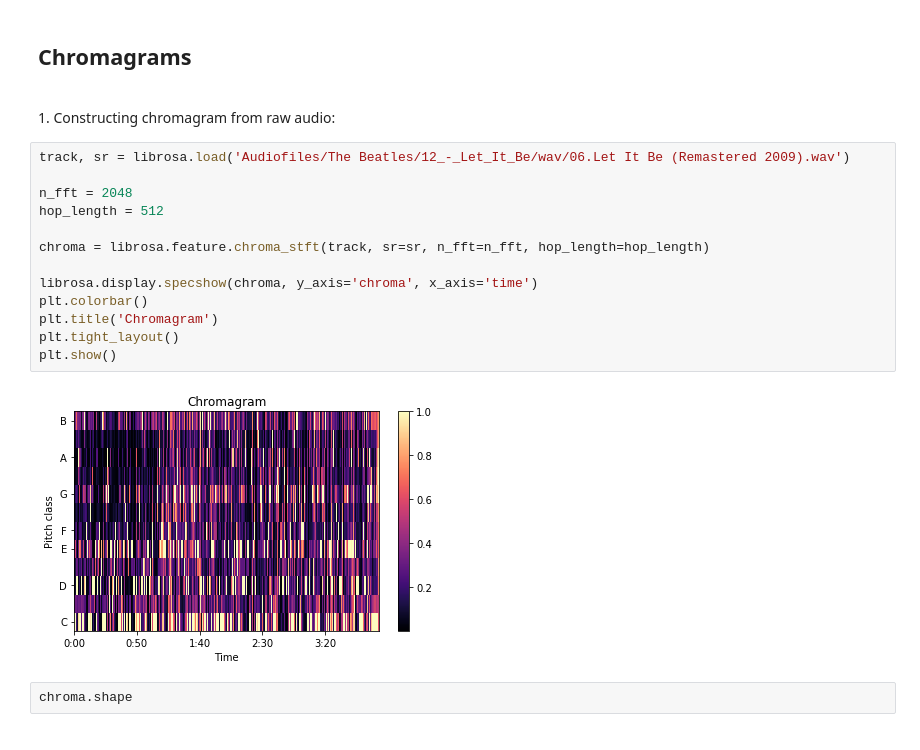
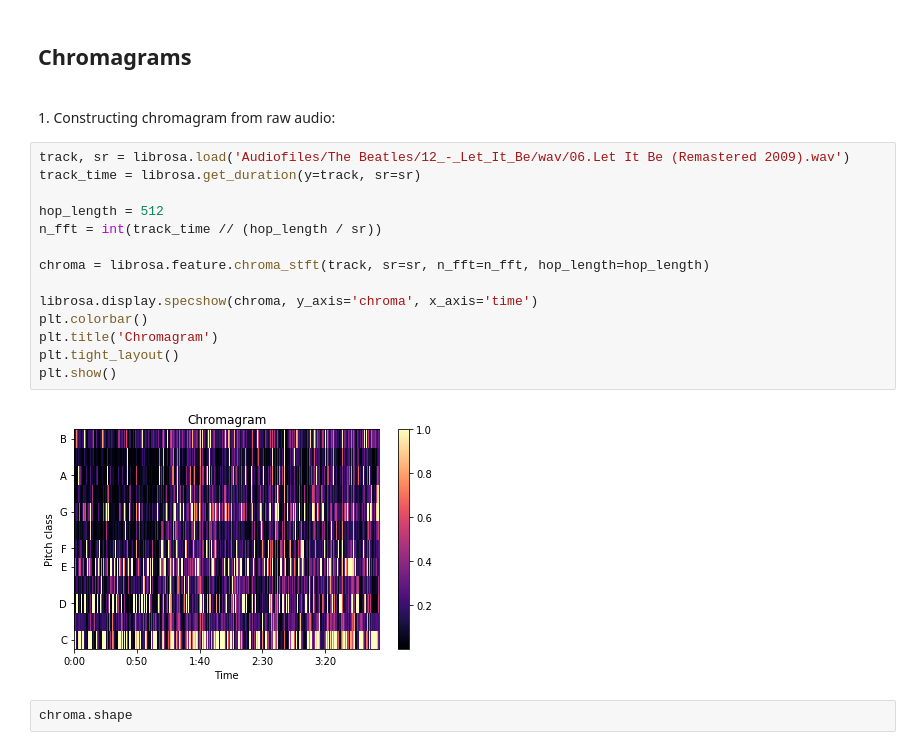
Before and after one commit to taslanidis/Audio-Chord-Recognition, a Jupyter notebook: Annotation_Mapping.ipynb, the cells around one changed output. Cells and saved outputs as stored; diff of their text form.

```diff
--- a/Annotation_Mapping.ipynb
+++ b/Annotation_Mapping.ipynb
@@ -129,19 +129,20 @@ display (Chordlab['The Beatles'][album][track_no])
 1. Constructing chromagram from raw audio:<br>
 # %%
 track, sr = librosa.load('Audiofiles/The Beatles/12_-_Let_It_Be/wav/06.Let It Be (Remastered 2009).wav')
+track_time = librosa.get_duration(y=track, sr=sr)
 
-n_fft = 2048
 hop_length = 512
+n_fft = int(track_time // (hop_length / sr))
 
 chroma = librosa.feature.chroma_stft(track, sr=sr, n_fft=n_fft, hop_length=hop_length)
 
 librosa.display.specshow(chroma, y_axis='chroma', x_axis='time')
 plt.colorbar()
 plt.title('Chromagram')
 plt.tight_layout()
 plt.show()
 # %% [output]
-[figure, old version]
+[figure, new version]
 # %%
 chroma.shape
 # %% [output]
```
Also changed, not shown: parts of 28 cells of this notebook, 2 other files.
